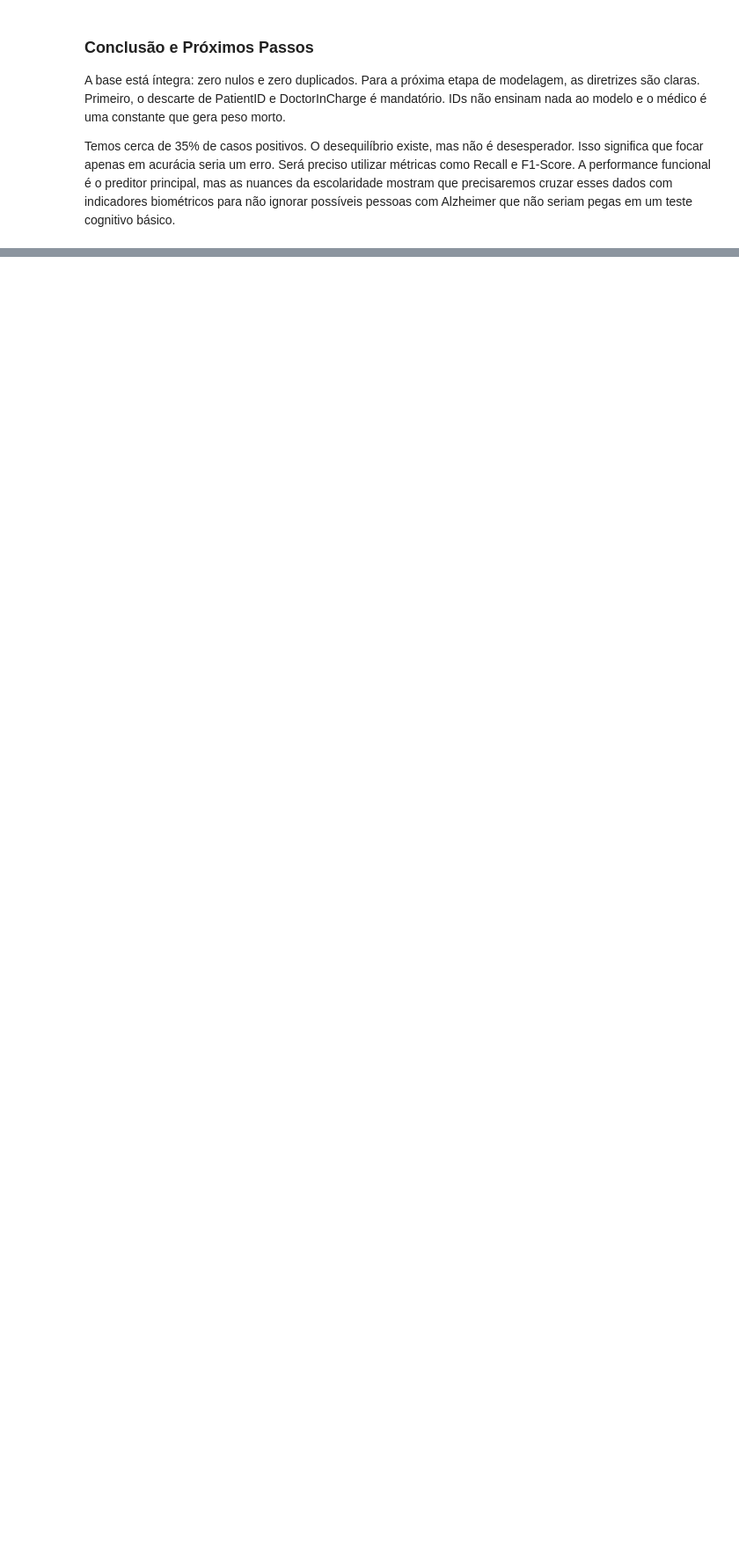
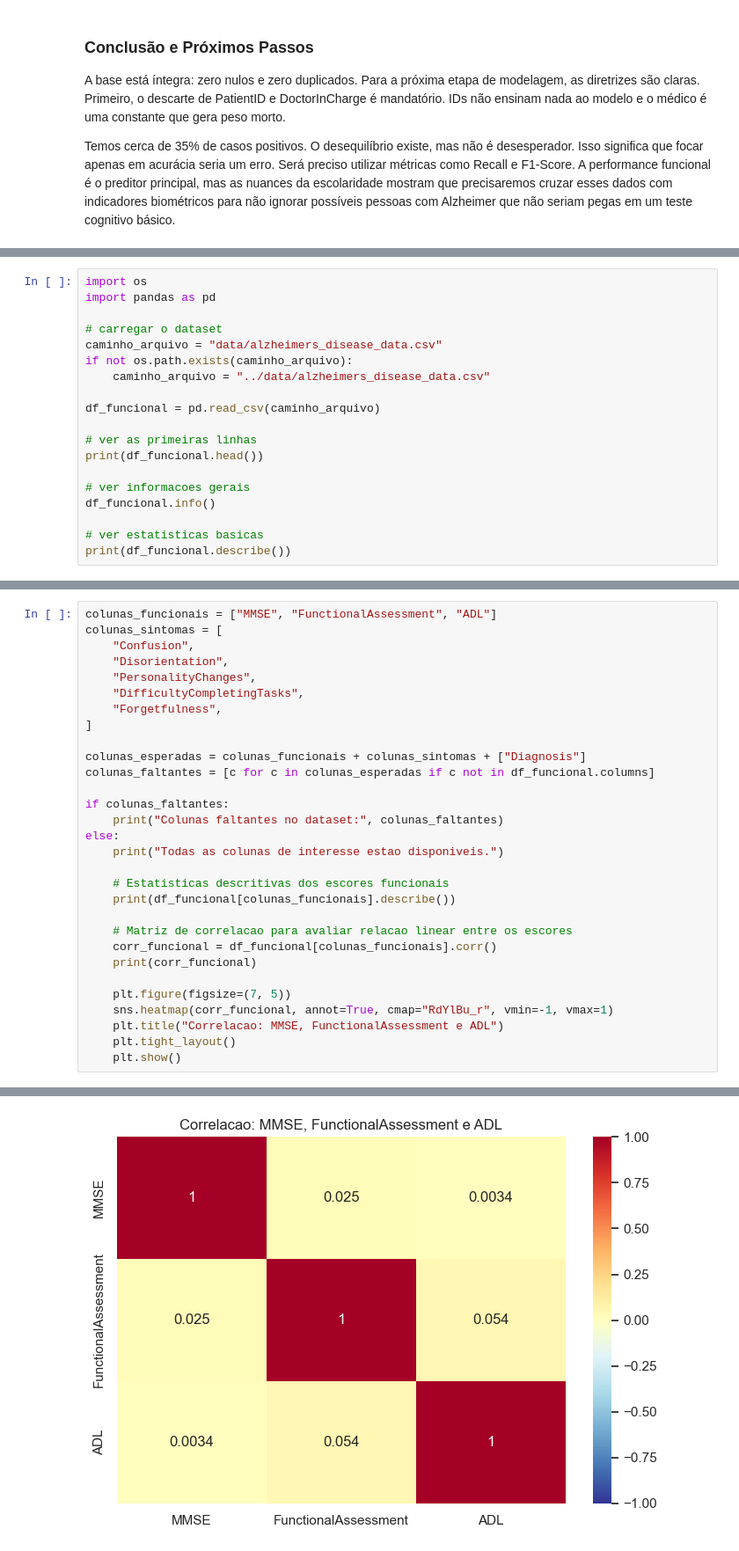
Before and after one commit to ArtyMend07/alzheimer-clinical-predictor, a Jupyter notebook: notebooks/analise_exploratoria.ipynb, the cells around one changed output, grey strips where cells are left out. Shown at 88% size. Drawn from its saved outputs; the diff is of its cells as text; blank space fills up the shorter version.

Commit message:
atualizei o notebook do passo 4 para baixo

```diff
--- a/notebooks/analise_exploratoria.ipynb
+++ b/notebooks/analise_exploratoria.ipynb
@@ -117,0 +122,19 @@ Temos cerca de 35% de casos positivos. O desequilíbrio existe, mas não é dese
+# %%
+import os
+import pandas as pd
+
+# carregar o dataset
+caminho_arquivo = "data/alzheimers_disease_data.csv"
+if not os.path.exists(caminho_arquivo):
+    caminho_arquivo = "../data/alzheimers_disease_data.csv"
+
+df_funcional = pd.read_csv(caminho_arquivo)
+
+# ver as primeiras linhas
+print(df_funcional.head())
+
+# ver informacoes gerais
+df_funcional.info()
+
+# ver estatisticas basicas
+print(df_funcional.describe())
@@ -117,0 +163,31 @@ Temos cerca de 35% de casos positivos. O desequilíbrio existe, mas não é dese
+# %%
+colunas_funcionais = ["MMSE", "FunctionalAssessment", "ADL"]
+colunas_sintomas = [
+    "Confusion",
+    "Disorientation",
+    "PersonalityChanges",
+    "DifficultyCompletingTasks",
+    "Forgetfulness",
+]
+
+colunas_esperadas = colunas_funcionais + colunas_sintomas + ["Diagnosis"]
+colunas_faltantes = [c for c in colunas_esperadas if c not in df_funcional.columns]
+
+if colunas_faltantes:
+    print("Colunas faltantes no dataset:", colunas_faltantes)
+else:
+    print("Todas as colunas de interesse estao disponiveis.")
+
+    # Estatisticas descritivas dos escores funcionais
+    print(df_funcional[colunas_funcionais].describe())
+
+    # Matriz de correlacao para avaliar relacao linear entre os escores
+    corr_funcional = df_funcional[colunas_funcionais].corr()
+    print(corr_funcional)
+
+    plt.figure(figsize=(7, 5))
+    sns.heatmap(corr_funcional, annot=True, cmap="RdYlBu_r", vmin=-1, vmax=1)
+    plt.title("Correlacao: MMSE, FunctionalAssessment e ADL")
+    plt.tight_layout()
+    plt.show()
+# %% [output]
@@ -117,0 +208 @@ Temos cerca de 35% de casos positivos. O desequilíbrio existe, mas não é dese
+[figure, added]
```
Also changed, not shown: parts of 10 cells of this notebook.
